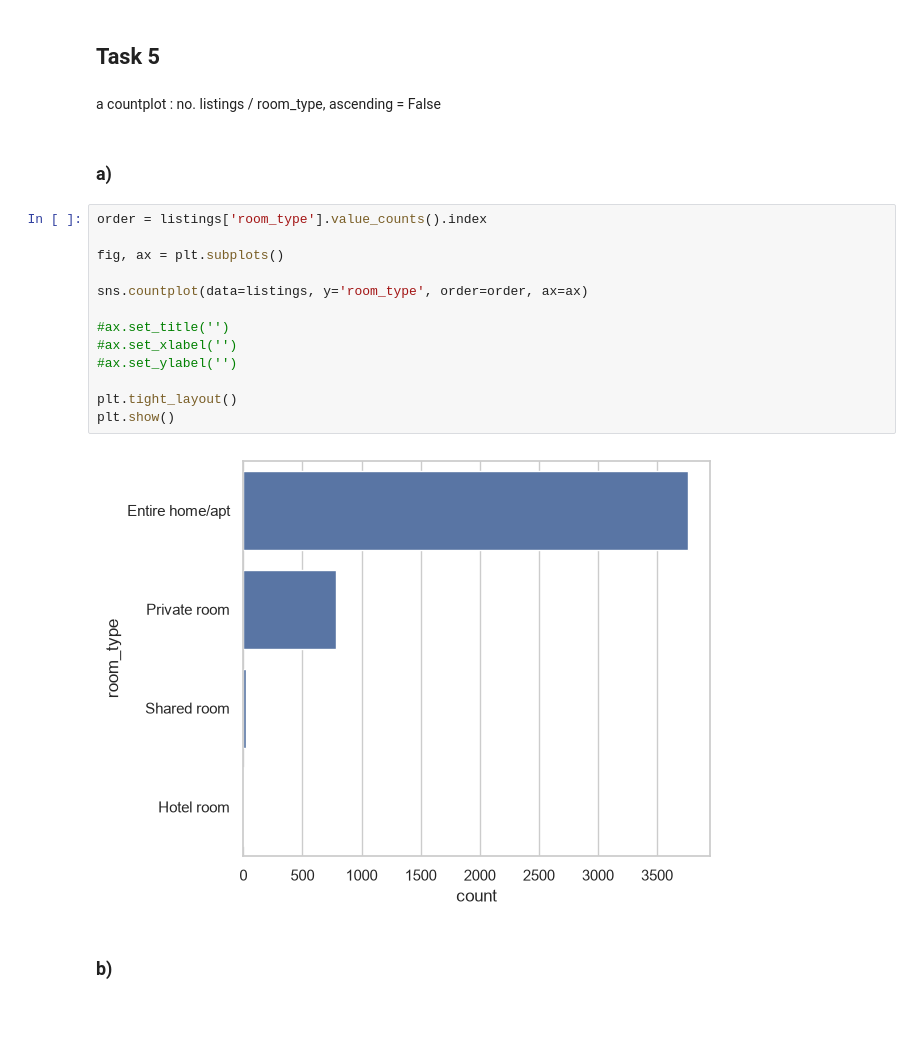
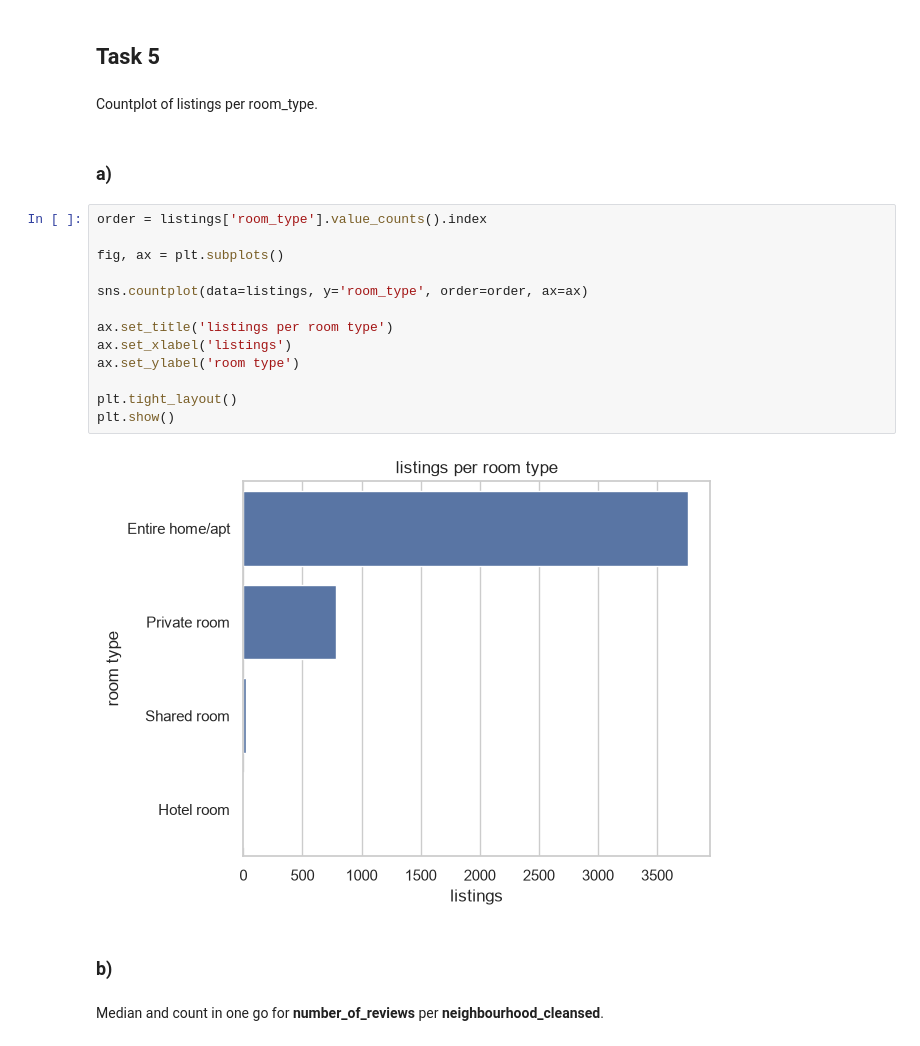
Before and after one commit to hotelFabie/LabComposition, a Jupyter notebook: Analysis & Visualization/Lab 7/lab7.ipynb, the cells around one changed output. Drawn from its saved outputs; the diff is of its cells as text; blank space fills up the shorter version.

```diff
--- a/Analysis & Visualization/Lab 7/lab7.ipynb
+++ b/Analysis & Visualization/Lab 7/lab7.ipynb
@@ -176,23 +176,25 @@ Length: 74, dtype: int64
 # %% [markdown]
 ## Task 5
 # %% [markdown]
-a countplot : no. listings / room_type, ascending = False
+Countplot of listings per room_type.
 # %% [markdown]
 ### a)
 # %%
 order = listings['room_type'].value_counts().index
 
 fig, ax = plt.subplots()
 
 sns.countplot(data=listings, y='room_type', order=order, ax=ax)
 
-#ax.set_title('')
-#ax.set_xlabel('')
-#ax.set_ylabel('')
+ax.set_title('listings per room type')
+ax.set_xlabel('listings')
+ax.set_ylabel('room type')
 
 plt.tight_layout()
 plt.show()
 # %% [output]
-[figure, old version]
+[figure, new version]
 # %% [markdown]
 ### b)
+# %% [markdown]
+Median and count in one go for **number_of_reviews** per **neighbourhood_cleansed**.
```
Also changed, not shown: parts of 5 cells of this notebook.
